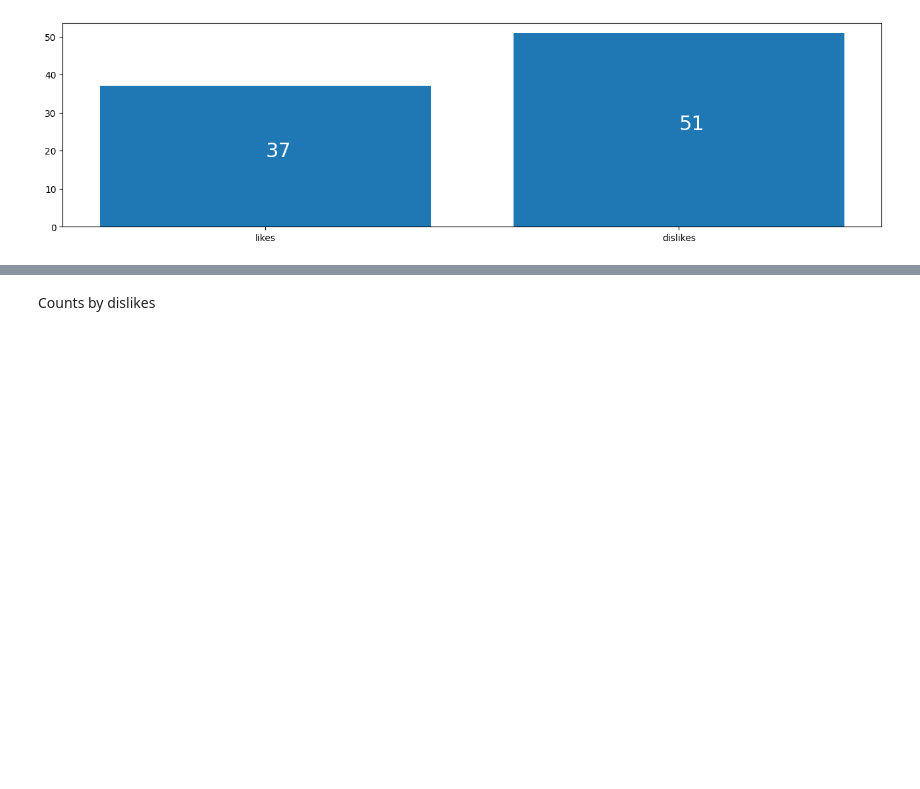
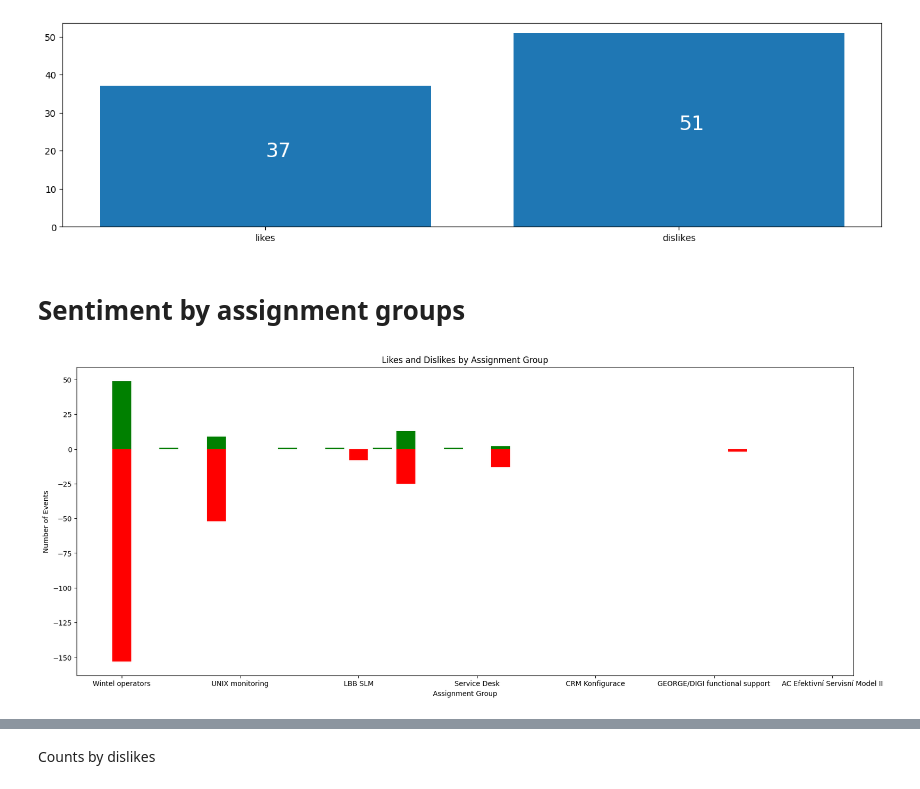
Before and after one commit to the-mama-ai/msearch_csas_ux_analysis, a Jupyter notebook: analysis.ipynb, the cells around one changed output, grey strips where cells are left out. Cells and saved outputs as stored; diff of their text form; code cells hidden in the pictures; blank space fills up the shorter version.

Commit message:
sentiment assignment groups

```diff
--- a/analysis.ipynb
+++ b/analysis.ipynb
@@ -124,6 +128,50 @@ force
 [figure]
 Text(1, 25.5, '51')
 [figure]
+# %% [markdown]
+# Sentiment by assignment groups
+# %%
+@dataclasses.dataclass
+class Sentiment:
+    likes: int
+    dislikes: int
+
+
+unique_assignment_groups = df['assignment_group'].unique()
+sentiment_assignment_groups: dict[str, Sentiment] = {assignment_group: Sentiment(0, 0)
+                                                     for assignment_group in unique_assignment_groups}
+for event in events:
+    if event.event_type == EventType.LIKE:
+        sentiment_assignment_groups[event.assignment_group].likes += 1
+    if event.event_type == EventType.DISLIKE:
+        sentiment_assignment_groups[event.assignment_group].dislikes += 1
+
+# create lists to hold the likes and dislikes values for each assignment group
+likes_values = [sentiment_assignment_groups[group].likes for group in unique_assignment_groups]
+dislikes_values = [- sentiment_assignment_groups[group].dislikes for group in unique_assignment_groups]
+
+# set up the bar plot
+f, ax = plt.subplots(figsize=(20, 8))
+index = range(len(unique_assignment_groups))
+bar_width = 0.35
+opacity = 0.8
+
+# plot the likes and dislikes bars side-by-side for each assignment group
+rects1 = ax.bar(index, likes_values,   color='g', label='Likes')
+rects2 = ax.bar(index, dislikes_values,  color='r', label='Dislikes')
+
+# add labels and title to the plot
+ax.set_xlabel('Assignment Group')
+ax.set_ylabel('Number of Events')
+ax.set_title('Likes and Dislikes by Assignment Group')
+
+ax.set_xticklabels(unique_assignment_groups)
+
+
+# display the plot
+plt.show()
+# %% [output]
+[figure, added]
 # %%
 event_counts: dict[EventType, int] = get_event_type_counts(events)
 
```
Also changed, not shown: parts of 17 cells of this notebook, 1 other file.
